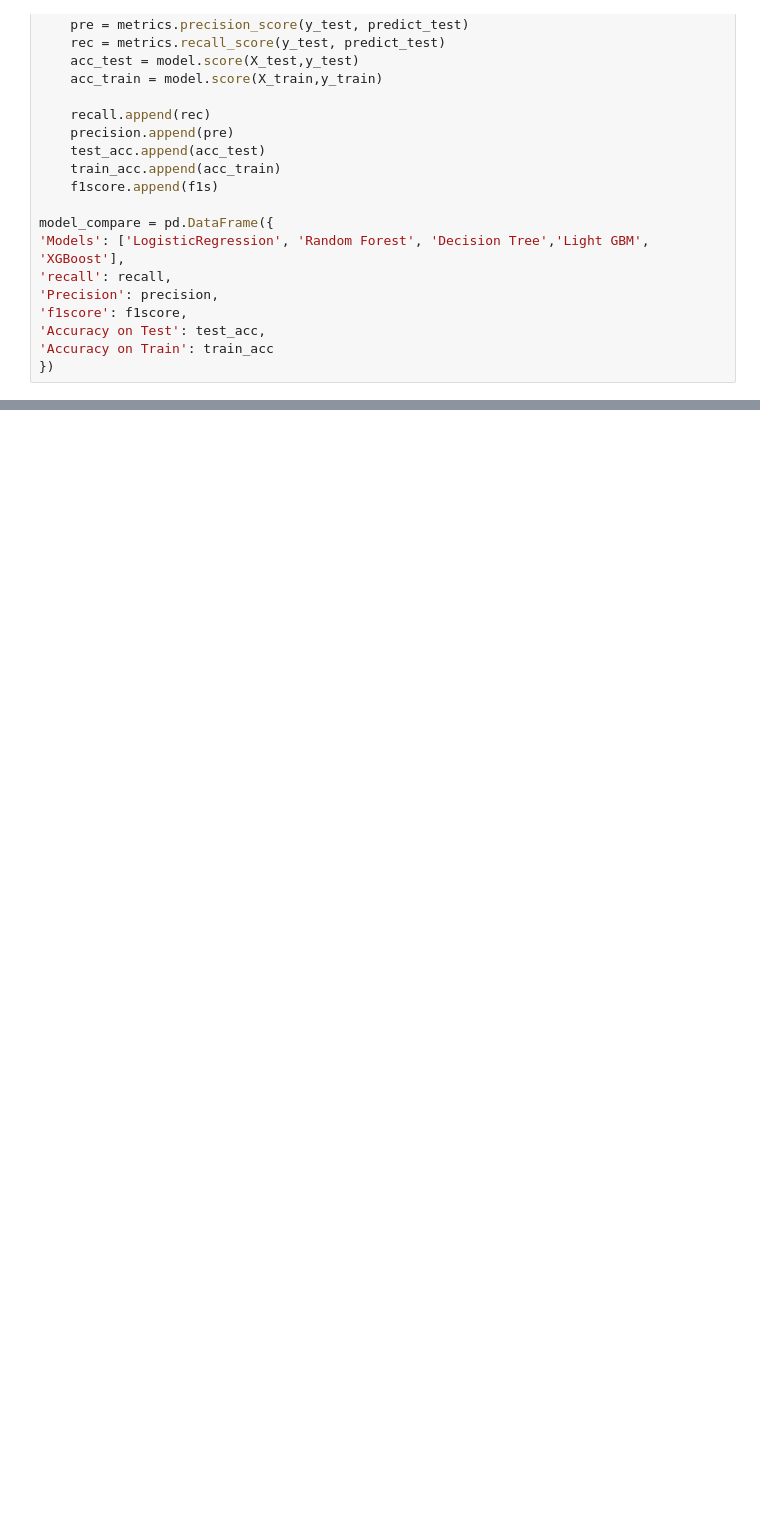
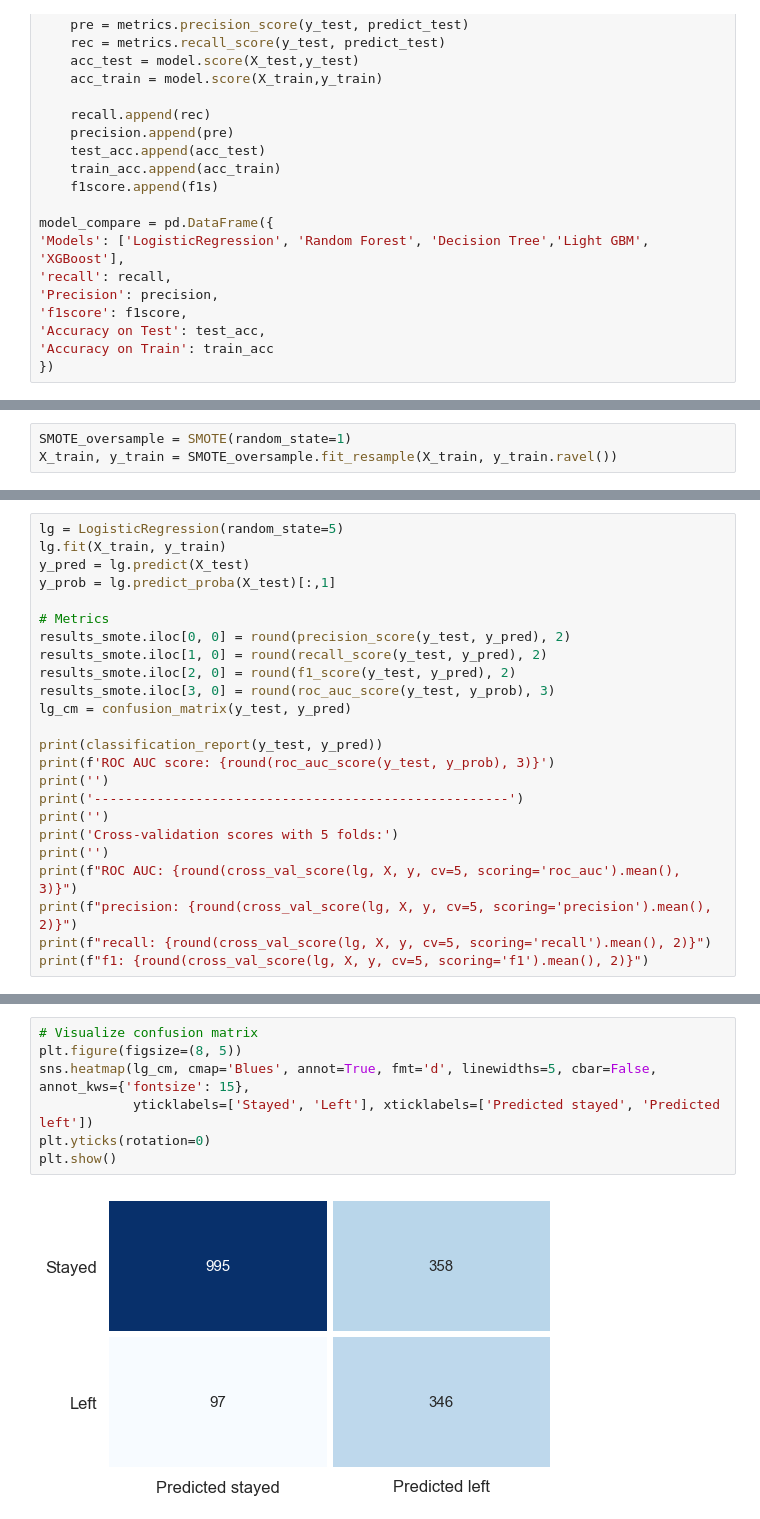
Before and after one commit to dwsmith1983/teleco_churn_kaggle, a Jupyter notebook: Teleco_Churn_Kaggle.ipynb, the cells around one changed output, grey strips where cells are left out. Cells and saved outputs as stored; diff of their text form; blank space fills up the shorter version.

Commit message:
finished models for as-is and smote as well as both comparisons; need to do the demonstration using H2O

```diff
--- a/Teleco_Churn_Kaggle.ipynb
+++ b/Teleco_Churn_Kaggle.ipynb
@@ -1418,0 +1422,3 @@ model_compare.style.background_gradient(cmap='Blues')
+# %%
+SMOTE_oversample = SMOTE(random_state=1)
+X_train, y_train = SMOTE_oversample.fit_resample(X_train, y_train.ravel())
@@ -1418,0 +1429,24 @@ model_compare.style.background_gradient(cmap='Blues')
+# %%
+lg = LogisticRegression(random_state=5)
+lg.fit(X_train, y_train)
+y_pred = lg.predict(X_test)
+y_prob = lg.predict_proba(X_test)[:,1]
+
+# Metrics
+results_smote.iloc[0, 0] = round(precision_score(y_test, y_pred), 2)
+results_smote.iloc[1, 0] = round(recall_score(y_test, y_pred), 2)
+results_smote.iloc[2, 0] = round(f1_score(y_test, y_pred), 2)
+results_smote.iloc[3, 0] = round(roc_auc_score(y_test, y_prob), 3)
+lg_cm = confusion_matrix(y_test, y_pred)
+
+print(classification_report(y_test, y_pred))
+print(f'ROC AUC score: {round(roc_auc_score(y_test, y_prob), 3)}')
+print('')
+print('-----------------------------------------------------')
+print('')
+print('Cross-validation scores with 5 folds:')
+print('')
+print(f"ROC AUC: {round(cross_val_score(lg, X, y, cv=5, scoring='roc_auc').mean(), 3)}")
+print(f"precision: {round(cross_val_score(lg, X, y, cv=5, scoring='precision').mean(), 2)}")
+print(f"recall: {round(cross_val_score(lg, X, y, cv=5, scoring='recall').mean(), 2)}")
+print(f"f1: {round(cross_val_score(lg, X, y, cv=5, scoring='f1').mean(), 2)}")
@@ -1418,0 +1473,9 @@ model_compare.style.background_gradient(cmap='Blues')
+# %%
+# Visualize confusion matrix
+plt.figure(figsize=(8, 5))
+sns.heatmap(lg_cm, cmap='Blues', annot=True, fmt='d', linewidths=5, cbar=False, annot_kws={'fontsize': 15},
+            yticklabels=['Stayed', 'Left'], xticklabels=['Predicted stayed', 'Predicted left'])
+plt.yticks(rotation=0)
+plt.show()
+# %% [output]
+[figure, added]
```
Also changed, not shown: parts of 40 cells of this notebook.
